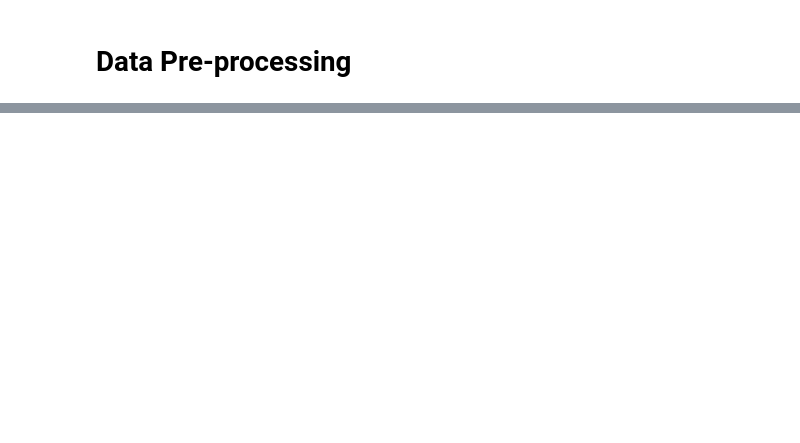
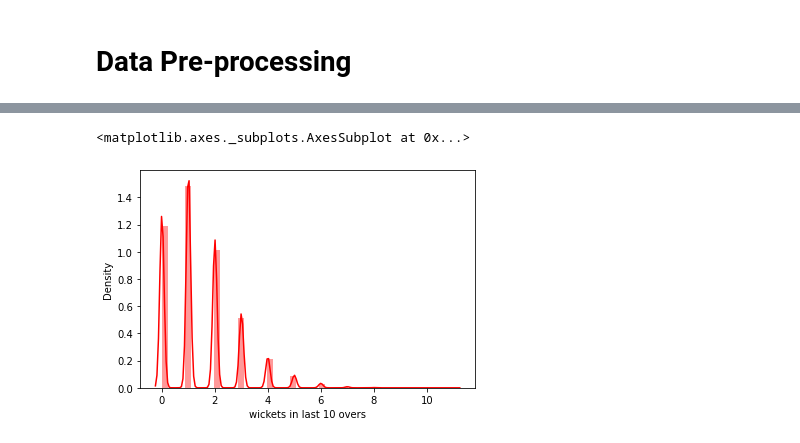
Before and after one commit to AsifRifat/Cricket-Outcome-Predictor, a Jupyter notebook: CricketOutcomePrediction.ipynb, the cells around one changed output, grey strips where cells are left out. Saved outputs shown, nothing was run; the diff lists cells and outputs as text; code cells hidden in the pictures; blank space fills up the shorter version.

```diff
--- a/CricketOutcomePrediction.ipynb
+++ b/CricketOutcomePrediction.ipynb
@@ -64,0 +250,5 @@ df2 = df2.sort_values(by = ["start_date", "match_id", "innings", "ball" ],axis =
+# %%
+sns.distplot(df1['wicket_last10'], color= 'red', axlabel ='wickets in last 10 overs')
+# %% [output]
+<matplotlib.axes._subplots.AxesSubplot at 0x...>
+[figure, added]
```
Also changed, not shown: parts of 46 cells of this notebook.
